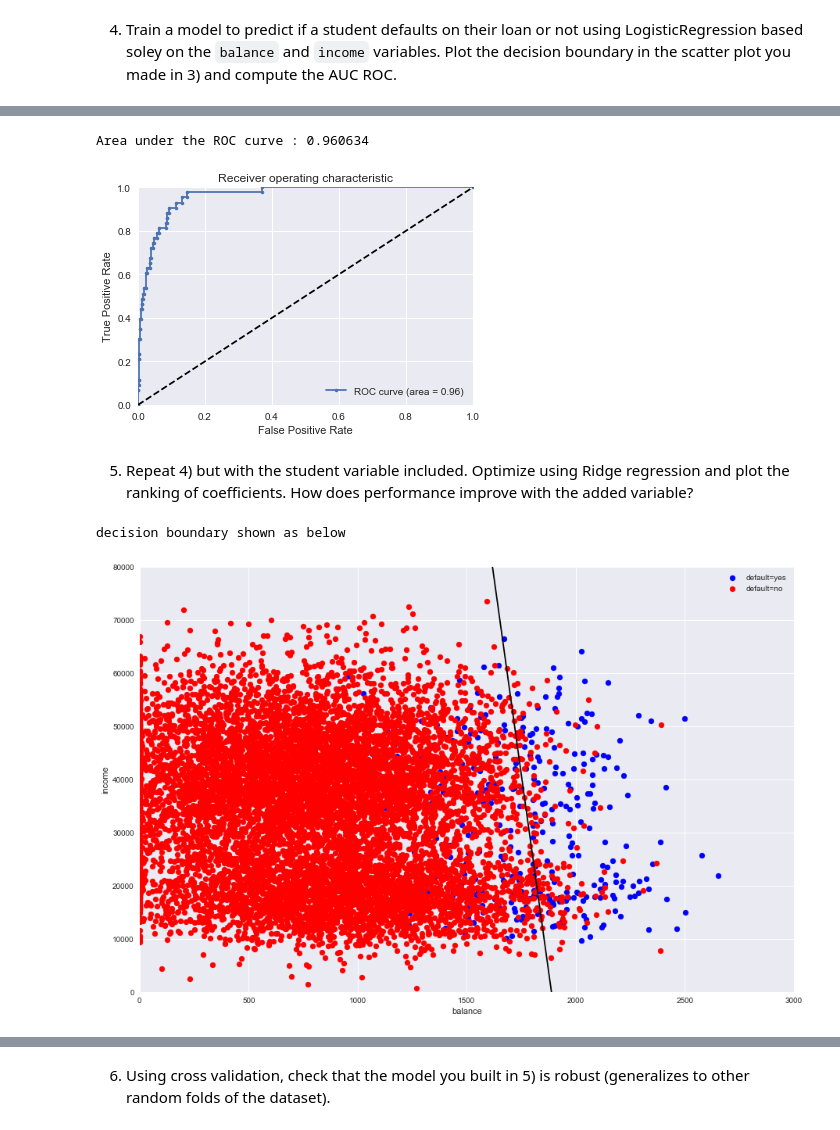
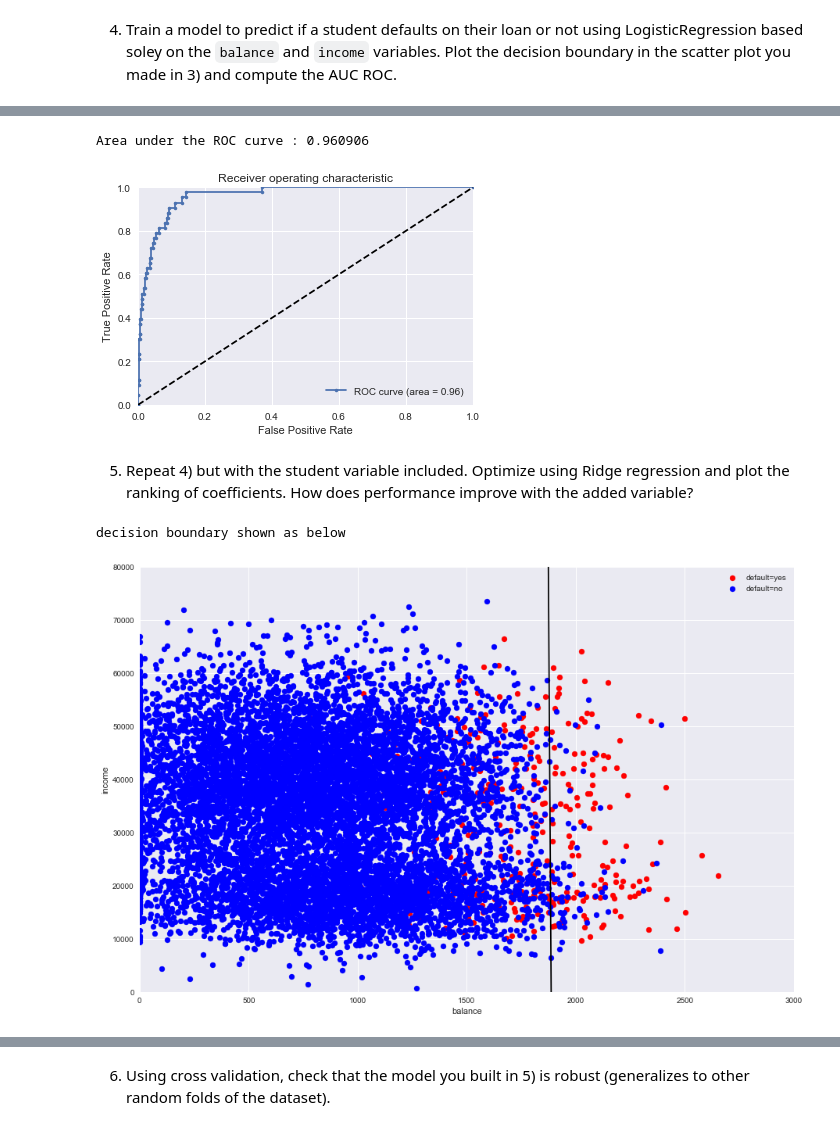
Before and after one commit to Columbia-Intro-Data-Science/python-introduction-RulanXiao, a Jupyter notebook: mynotebooksolutions - HW3.ipynb, the cells around one changed output, grey strips where cells are left out. Drawn from its saved outputs; the diff is of its cells as text; code cells hidden in the pictures.

```diff
--- a/mynotebooksolutions - HW3.ipynb
+++ b/mynotebooksolutions - HW3.ipynb
@@ -190,8 +177,9 @@ def generate_auc(X,y,clf_class,**kwargs):
     return fpr, tpr, roc_auc, thresholds
 
 
-# Generate ROC  for LR with l1 penalty and C=0.1
-fpr,tpr,roc_auc, thresholds = generate_auc(X,y,LogisticRegression,C=0.1,penalty='l1')
+# Generate ROC  for LR with l1 penalty
+fpr,tpr,roc_auc, thresholds = generate_auc(X,y,LogisticRegression,penalty='l1')
+
 def generate_ROCplot(fpr,tpr,label,roc_auc):
     plt.clf()
     plt.plot(fpr, tpr, '.-',label='ROC curve (area = %0.2f)' % roc_auc)
@@ -207,7 +195,7 @@ def generate_ROCplot(fpr,tpr,label,roc_auc):
 # Plots ROC
 generate_ROCplot(fpr,tpr,'LR',roc_auc)
 # %% [output]
-Area under the ROC curve : 0.960634
+Area under the ROC curve : 0.960906
 [figure]
 # %% [markdown]
 5) Repeat 4) but with the student variable included. Optimize using Ridge regression and plot the ranking
@@ -215,39 +203,34 @@ of coefficients.  How does performance improve with the added variable?
 # %%
 zyes=df[df['default']==1]
 zno=df[df['default']==0]
 
 X=df[['balance','income', 'student']]
 y=df['default']
 X = np.array(X.values)
 y = np.array(y.values)
 
-logreg = LogisticRegression(penalty='l1')
-logreg.fit(X, y)
-c1=logreg.coef_[0][0]
-c2=clf.coef_[0][1]
-intc=logreg.intercept_
+logreg2 = LogisticRegression(penalty='l1')
+logreg2.fit(X, y)
+c1=logreg2.coef_[0][0]
+c2=logreg2.coef_[0][1]
+intc=logreg2.intercept_
 
-xa=np.arange(0,2900,1)
+xa=np.arange(0,3000,1)
 ya=-(intc+c1*xa)/c2
-
-xx=df['balance']
-yy=df['income']
-zz=df['default']
 
 print('decision boundary shown as below')
 plt.figure(figsize = (15,10))
-plt.scatter(zyes['balance'], zyes['income'], color='b',label='default=yes')
-plt.scatter(zno['balance'], zno['income'], color='r',label='default=no')
+plt.scatter(zyes['balance'], zyes['income'], color='r',label='default=yes')
+plt.scatter(zno['balance'], zno['income'], color='b',label='default=no')
 plt.xlabel('balance')
 plt.ylabel('income')
-plt.legend()
 plt.plot(xa, ya, c='black')
 plt.xlim(0,3000)
 plt.ylim(0, 80000)
-
+plt.legend()
 plt.show()
 # %% [output]
 decision boundary shown as below
-[figure, old version]
+[figure, new version]
 # %%
 #ROC
```
Also changed, not shown: parts of 17 cells of this notebook.
